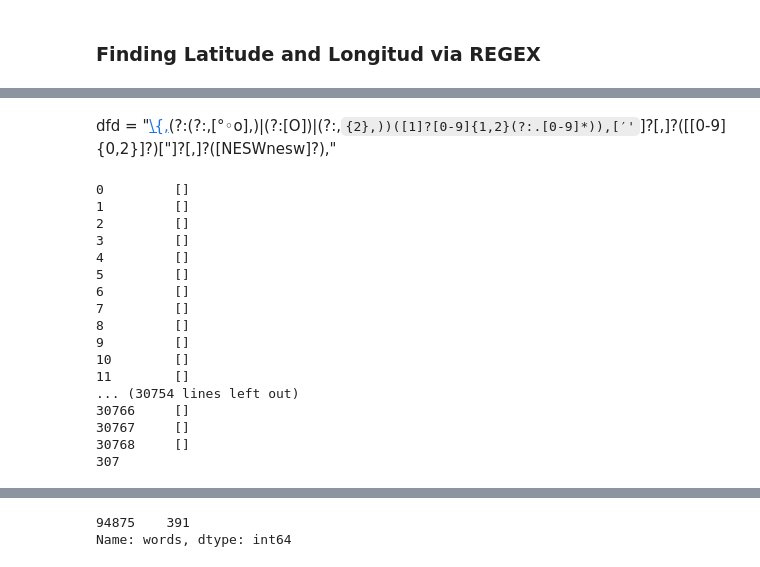
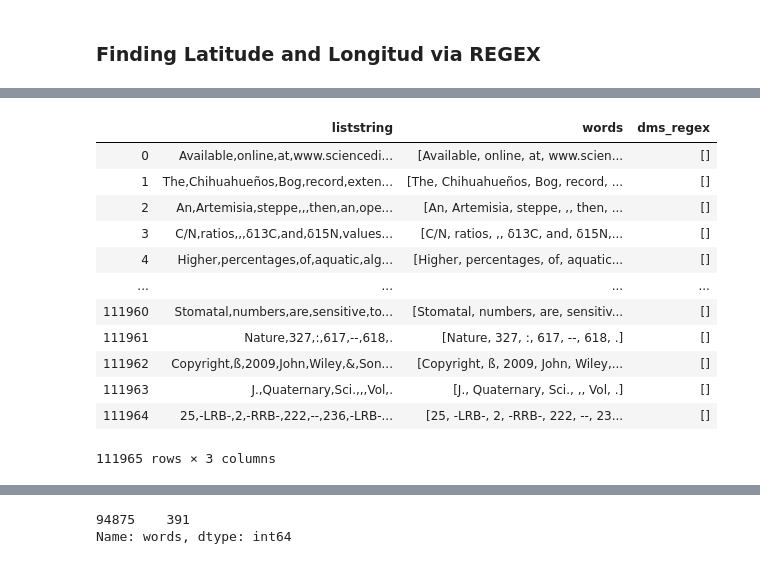
Before and after one commit to throughput-ec/UnacquiredSites, a Jupyter notebook: ML_Record_Mining_JN.ipynb, the cells around one changed output, grey strips where cells are left out. Cells and saved outputs as stored; diff of their text form; code cells hidden in the pictures.

```diff
--- a/ML_Record_Mining_JN.ipynb
+++ b/ML_Record_Mining_JN.ipynb
@@ -288,32 +301,28 @@ dfd = "[\\{,]([-]?[1]?[0-9]{1,2}?)(?:(?:,[°◦o],)|(?:[O])|(?:,`{2},))([1]?[0-9
 
 dd_regex = "[\\{,][-]?[1]?[0-9]{1,2}\\.[0-9]{1,}[,]?[NESWnesw],"
-# %% [markdown]
-dfd =
-"[\\{,]([-]?[1]?[0-9]{1,2}?)(?:(?:,[°◦o],)|(?:[O])|(?:,`{2},))([1]?[0-9]{1,2}(?:.[0-9]*)),[′'`]?[,]?([[0-9]{0,2}]?)[\"]?[,]?([NESWnesw]?),"
-# %%
-nlp_sentences['dms_regex'] = nlp_sentences['words'].astype(str).str.findall(r'[\\{,]([-]?[1]?[0-9]{1,2}?)(?:(?:,[°◦o],)|(?:[O])|(?:,`{2},))([1]?[0-9]{1,2}(?:.[0-9]*)),[′`]?[,]?([[0-9]{0,2}]?)[\"]?[,]?([NESWnesw]?)')
-                                                                            #'(?:(?:,[°◦o3],)|(?:[O])|(?:,`{2},))')
-nlp_sentences['dms_regex']
-
-#nlp_sentences[(nlp_sentences['dms_regex'].astype(str).str.len() > 0)]
-# %% [output]
-0         []
-1         []
-2         []
-3         []
-4         []
-5         []
-6         []
-7         []
-8         []
-9         []
-10        []
-11        []
-... (30754 lines left out)
-30766     []
-30767     []
-30768     []
-307
+# %%
+# TODO Find REGEX of couples of numbers (123, 234)
+nlp_sentences['liststring'] = nlp_sentences['words'].apply(lambda x: ','.join(map(str, x)))
+nlp_sentences['dms_regex'] = nlp_sentences['liststring'].str.findall(dms_regex)
+
+
+#nlp_sentences[['dms_regex', 'words']]
+
+nlp_sentences[['liststring', 'words', 'dms_regex']]
+# %% [output]
+|  | liststring | words | dms_regex |
+| 0 | Available,online,at,www.sciencedi... | [Available, online, at, www.scien... | [] |
+| 1 | The,Chihuahueños,Bog,record,exten... | [The, Chihuahueños, Bog, record, ... | [] |
+| 2 | An,Artemisia,steppe,,,then,an,ope... | [An, Artemisia, steppe, ,, then, ... | [] |
+| 3 | C/N,ratios,,,δ13C,and,δ15N,values... | [C/N, ratios, ,, δ13C, and, δ15N,... | [] |
+| 4 | Higher,percentages,of,aquatic,alg... | [Higher, percentages, of, aquatic... | [] |
+| ... | ... | ... | ... |
+| 111960 | Stomatal,numbers,are,sensitive,to... | [Stomatal, numbers, are, sensitiv... | [] |
+| 111961 | Nature,327,:,617,--,618,. | [Nature, 327, :, 617, --, 618, .] | [] |
+| 111962 | Copyright,ß,2009,John,Wiley,&,Son... | [Copyright, ß, 2009, John, Wiley,... | [] |
+| 111963 | J.,Quaternary,Sci.,,,Vol,. | [J., Quaternary, Sci., ,, Vol, .] | [] |
+| 111964 | 25,-LRB-,2,-RRB-,222,--,236,-LRB-... | [25, -LRB-, 2, -RRB-, 222, --, 23... | [] |
+111965 rows × 3 columns
 # %%
 italy_example = nlp_sentences[nlp_sentences['_gddid'] == '550453fde1382326932d85f7']
 italy_example = italy_example[italy_example['sentid'] == 10]
```
Also changed, not shown: parts of 14 cells of this notebook.
